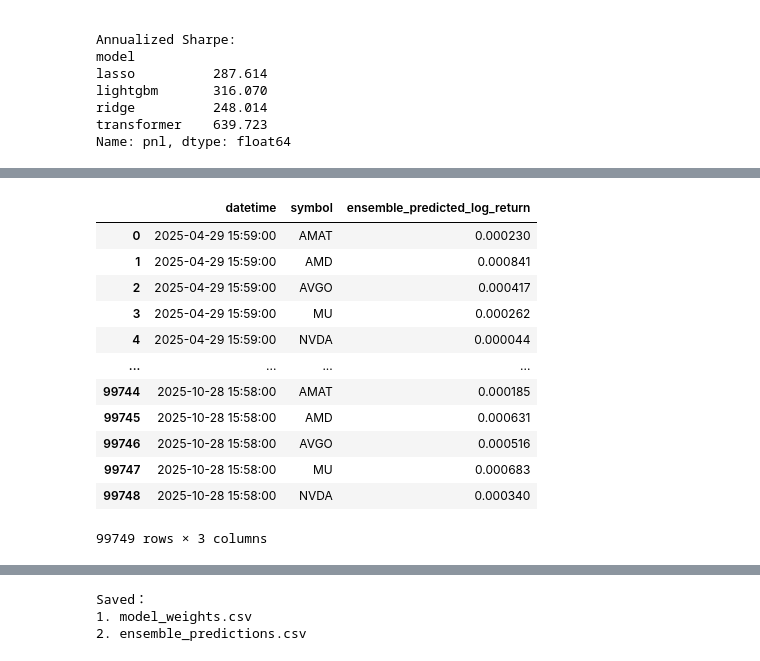
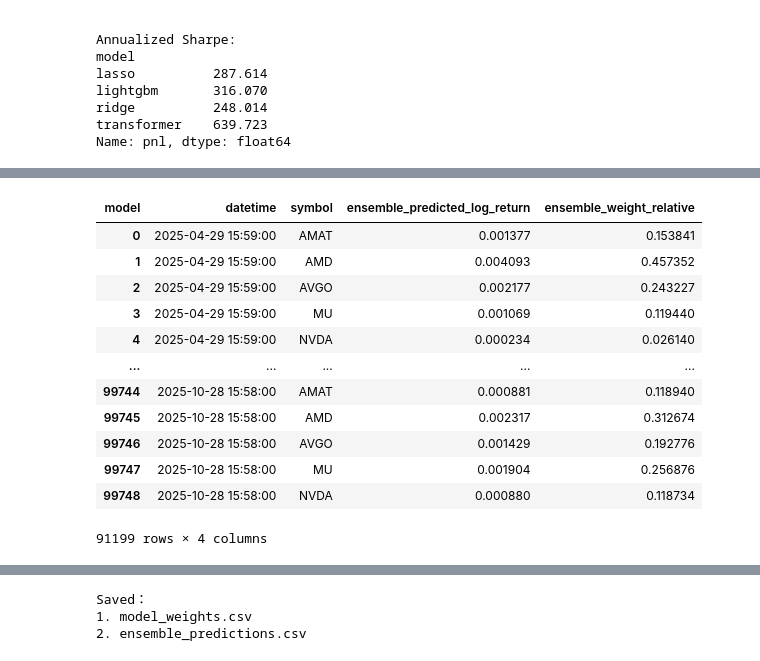
Before and after one commit to crk13/5205-Project2, a Jupyter notebook: weighted_model.ipynb, the cells around one changed output, grey strips where cells are left out. Saved outputs shown, nothing was run; the diff lists cells and outputs as text; code cells hidden in the pictures.

```diff
--- a/weighted_model.ipynb
+++ b/weighted_model.ipynb
@@ -147,9 +186,9 @@ Name: pnl, dtype: float64
 # %%
-model_weights = sharpes_raw.clip(lower=0)
-model_weights = model_weights / model_weights.sum()
+pred_pivot = result_df.pivot_table(index=['datetime'], columns='model', values='predicted_log_return')
 
-model_weights = model_weights.rename("weight")
+pred_pivot = pred_pivot.dropna()
 
-weights_df = model_weights.rename("weight").reset_index()
-display(weights_df)
+weights_signal = pred_pivot.abs()
+weights_signal = weights_signal.div(weights_signal.sum(axis=1), axis=0)
+weights_signal
 # %% [output]
@@ -161,24 +211,59 @@ display(weights_df)
 # %%
-ensemble_pred = (
+# 假设你已有：
+# result_df：包含 ['datetime', 'symbol', 'model', 'predicted_log_return']
+# weights_signal：形如 [datetime, lasso, lightgbm, ridge, transformer]
+
+# 1️⃣ pivot 所有模型的预测值
+pred_pivot = (
     result_df
     .pivot_table(index=['datetime', 'symbol'], columns='model', values='predicted_log_return')
-    .mul(model_weights, axis=1)
-    .sum(axis=1)
-    .reset_index(name='ensemble_predicted_log_return')
 )
 
+# 2️⃣ 对齐权重（按 datetime）
+#    weights_signal.index 必须是 datetime
+pred_pivot = pred_pivot.merge(
+    weights_signal,
+    left_on='datetime',
+    right_index=True,
+    suffixes=('', '_weight'),
+    how='left'
+)
+
+# 3️⃣ 动态加权求和 (逐行)
+#    每行按不同模型的权重相乘再求和
+def weighted_sum(row):
+    total = 0
+    for model in ['lasso', 'lightgbm', 'ridge', 'transformer']:
+        total += row[model] * row[f'{model}_weight']
+    return total
+
+pred_pivot['ensemble_predicted_log_return'] = pred_pivot.apply(weighted_sum, axis=1)
+
+# 4️⃣ 整理格式
+ensemble_pred = pred_pivot.reset_index()[['datetime', 'symbol', 'ensemble_predicted_log_return']]
+
+# 5️⃣ 计算 long-only weight_relative
+ensemble_pred['positive_prediction'] = ensemble_pred['ensemble_predicted_log_return'].clip(lower=0)
+minute_sum = ensemble_pred.groupby('datetime')['positive_prediction'].transform('sum')
+ensemble_pred['ensemble_weight_relative'] = np.where(
+    minute_sum == 0, 0,
+    ensemble_pred['positive_prediction'] / minute_sum
+)
+ensemble_pred = ensemble_pred.drop(columns=['positive_prediction'])
+ensemble_pred = ensemble_pred.dropna()
+
 ensemble_pred
 # %% [output]
-|  | datetime | symbol | ensemble_predicted_log_return |
-| 0 | 2025-04-29 15:59:00 | AMAT | 0.000230 |
-| 1 | 2025-04-29 15:59:00 | AMD | 0.000841 |
-| 2 | 2025-04-29 15:59:00 | AVGO | 0.000417 |
-| 3 | 2025-04-29 15:59:00 | MU | 0.000262 |
-| 4 | 2025-04-29 15:59:00 | NVDA | 0.000044 |
-| ... | ... | ... | ... |
-| 99744 | 2025-10-28 15:58:00 | AMAT | 0.000185 |
-| 99745 | 2025-10-28 15:58:00 | AMD | 0.000631 |
-| 99746 | 2025-10-28 15:58:00 | AVGO | 0.000516 |
-| 99747 | 2025-10-28 15:58:00 | MU | 0.000683 |
-| 99748 | 2025-10-28 15:58:00 | NVDA | 0.000340 |
+| model | datetime | symbol | ensemble_predicted_log_return | ensemble_weight_relative |
+| 0 | 2025-04-29 15:59:00 | AMAT | 0.001377 | 0.153841 |
+| 1 | 2025-04-29 15:59:00 | AMD | 0.004093 | 0.457352 |
+| 2 | 2025-04-29 15:59:00 | AVGO | 0.002177 | 0.243227 |
+| 3 | 2025-04-29 15:59:00 | MU | 0.001069 | 0.119440 |
+| 4 | 2025-04-29 15:59:00 | NVDA | 0.000234 | 0.026140 |
+| ... | ... | ... | ... | ... |
+| 99744 | 2025-10-28 15:58:00 | AMAT | 0.000881 | 0.118940 |
+| 99745 | 2025-10-28 15:58:00 | AMD | 0.002317 | 0.312674 |
+| 99746 | 2025-10-28 15:58:00 | AVGO | 0.001429 | 0.192776 |
+| 99747 | 2025-10-28 15:58:00 | MU | 0.001904 | 0.256876 |
+| 99748 | 2025-10-28 15:58:00 | NVDA | 0.000880 | 0.118734 |
-99749 rows × 3 columns
+91199 rows × 4 columns
```
Also changed, not shown: parts of 19 cells of this notebook, 2 other files.
